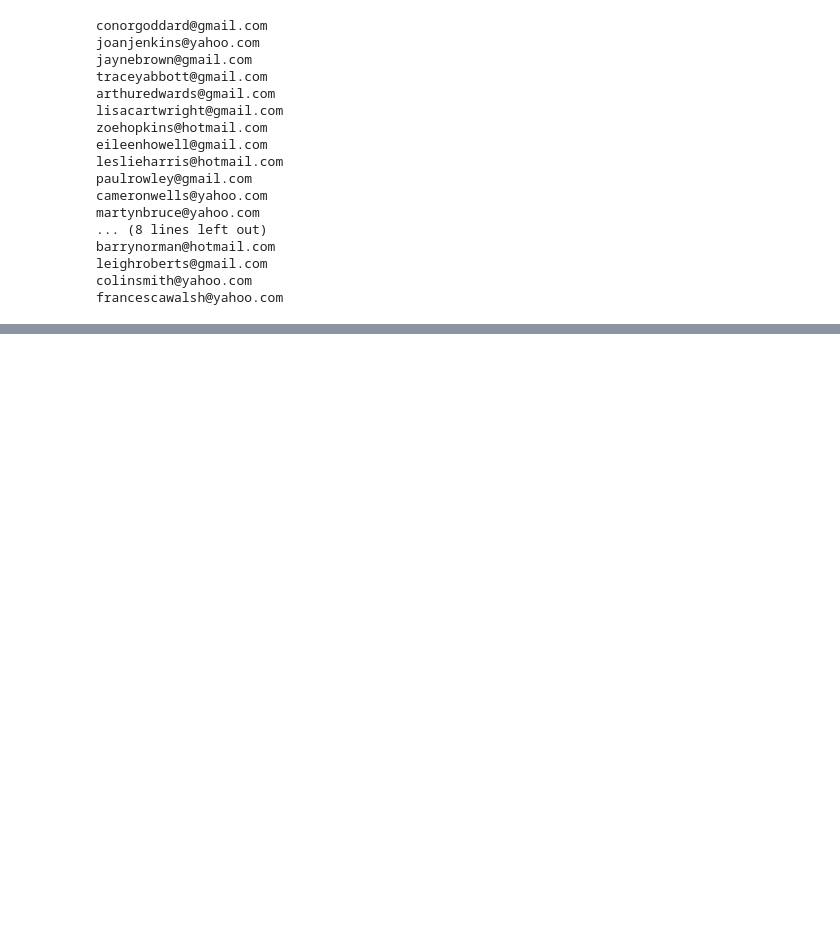
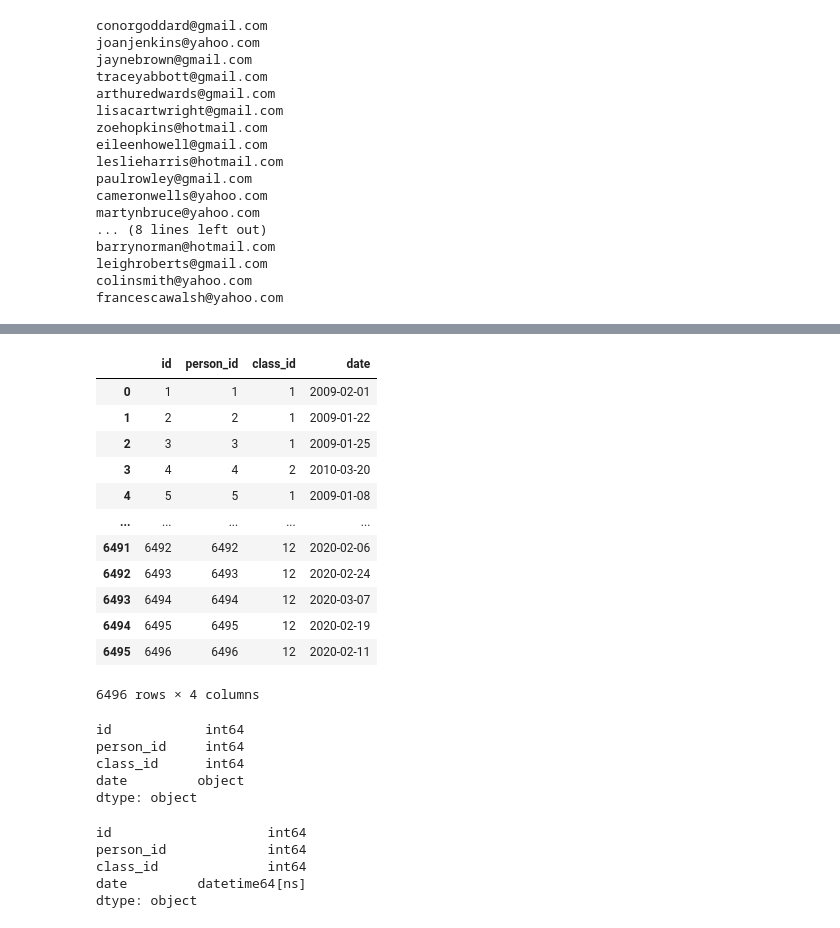
Before and after one commit to SamNgigi/ms_data_engineer_assessment, a Jupyter notebook: solution/solution.ipynb, the cells around one changed output, grey strips where cells are left out. Cells and saved outputs as stored; diff of their text form; code cells hidden in the pictures; blank space fills up the shorter version.

```diff
--- a/solution/solution.ipynb
+++ b/solution/solution.ipynb
@@ -369,0 +378,37 @@ admissions_res[:5]
+# %%
+applications_sql = ApplicationsSql()
+
+application_df = applications_sql.get_df()
+# %%
+application_df
+# %% [output]
+|  | id | person_id | class_id | date |
+| 0 | 1 | 1 | 1 | 2009-02-01 |
+| 1 | 2 | 2 | 1 | 2009-01-22 |
+| 2 | 3 | 3 | 1 | 2009-01-25 |
+| 3 | 4 | 4 | 2 | 2010-03-20 |
+| 4 | 5 | 5 | 1 | 2009-01-08 |
+| ... | ... | ... | ... | ... |
+| 6491 | 6492 | 6492 | 12 | 2020-02-06 |
+| 6492 | 6493 | 6493 | 12 | 2020-02-24 |
+| 6493 | 6494 | 6494 | 12 | 2020-03-07 |
+| 6494 | 6495 | 6495 | 12 | 2020-02-19 |
+| 6495 | 6496 | 6496 | 12 | 2020-02-11 |
+6496 rows × 4 columns
+# %%
+application_df.dtypes
+# %% [output]
+id            int64
+person_id     int64
+class_id      int64
+date         object
+dtype: object
+# %%
+application_df['date'] = pd.to_datetime(application_df['date'])
+application_df.dtypes
+# %% [output]
+id                    int64
+person_id             int64
+class_id              int64
+date         datetime64[ns]
+dtype: object
```
Also changed, not shown: parts of 33 cells of this notebook, 16 other files.
